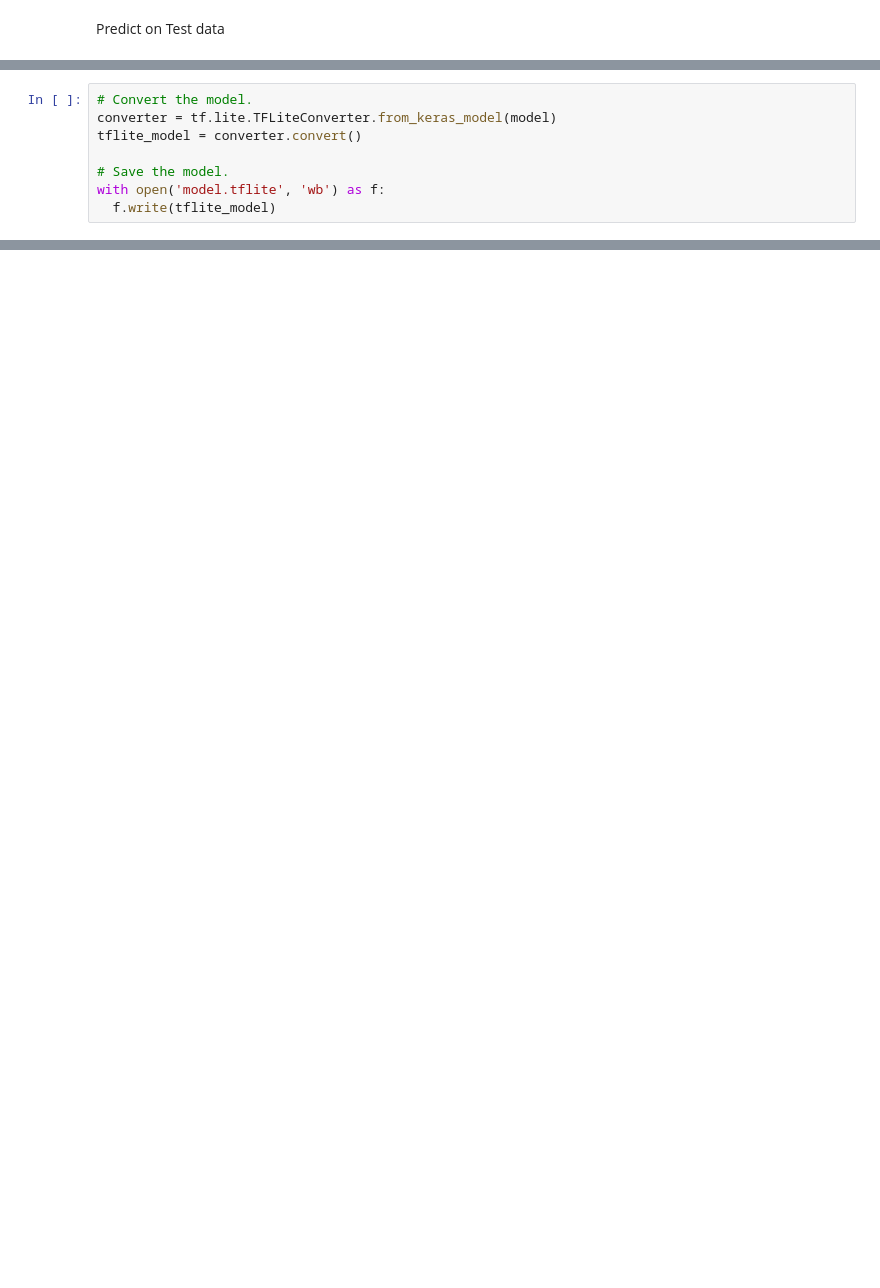
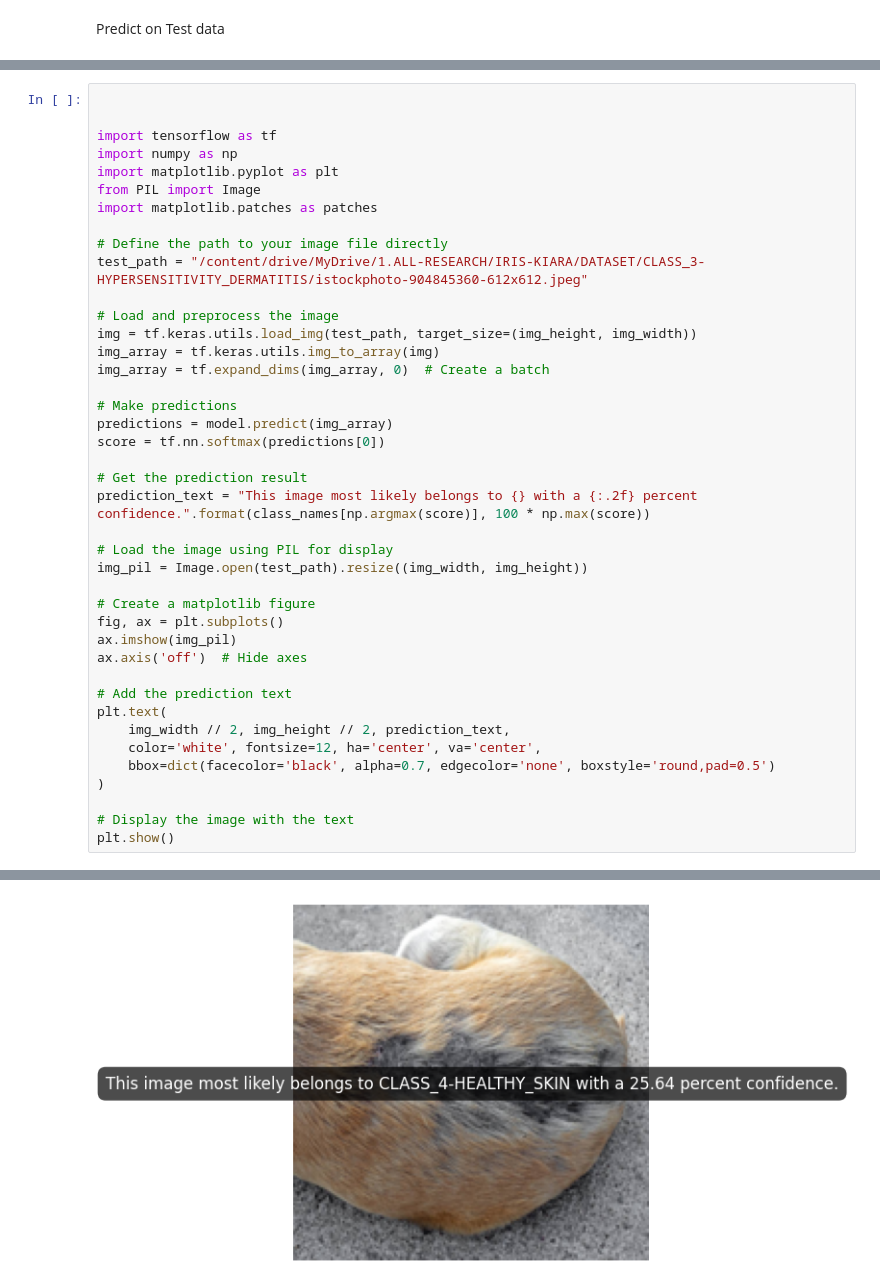
Before and after one commit to radhakrishnan-omotec/iris24-kiara, a Jupyter notebook: Skin_Diseases_KiaraPatel_Part2.ipynb, the cells around one changed output, grey strips where cells are left out. Saved outputs shown, nothing was run; the diff lists cells and outputs as text; blank space fills up the shorter version.

```diff
--- a/Skin_Diseases_KiaraPatel_Part2.ipynb
+++ b/Skin_Diseases_KiaraPatel_Part2.ipynb
@@ -616,8 +608,42 @@ In this example, take the trained Keras Sequential model and use tf.lite.TFLiteC
-# %%
-# Convert the model.
-converter = tf.lite.TFLiteConverter.from_keras_model(model)
-tflite_model = converter.convert()
-
-# Save the model.
-with open('model.tflite', 'wb') as f:
-  f.write(tflite_model)
+# %%
+
+
+import tensorflow as tf
+import numpy as np
+import matplotlib.pyplot as plt
+from PIL import Image
+import matplotlib.patches as patches
+
+# Define the path to your image file directly
+test_path = "/content/drive/MyDrive/1.ALL-RESEARCH/IRIS-KIARA/DATASET/CLASS_3-HYPERSENSITIVITY_DERMATITIS/istockphoto-904845360-612x612.jpeg"
+
+# Load and preprocess the image
+img = tf.keras.utils.load_img(test_path, target_size=(img_height, img_width))
+img_array = tf.keras.utils.img_to_array(img)
+img_array = tf.expand_dims(img_array, 0)  # Create a batch
+
+# Make predictions
+predictions = model.predict(img_array)
+score = tf.nn.softmax(predictions[0])
+
+# Get the prediction result
+prediction_text = "This image most likely belongs to {} with a {:.2f} percent confidence.".format(class_names[np.argmax(score)], 100 * np.max(score))
+
+# Load the image using PIL for display
+img_pil = Image.open(test_path).resize((img_width, img_height))
+
+# Create a matplotlib figure
+fig, ax = plt.subplots()
+ax.imshow(img_pil)
+ax.axis('off')  # Hide axes
+
+# Add the prediction text
+plt.text(
+    img_width // 2, img_height // 2, prediction_text,
+    color='white', fontsize=12, ha='center', va='center',
+    bbox=dict(facecolor='black', alpha=0.7, edgecolor='none', boxstyle='round,pad=0.5')
+)
+
+# Display the image with the text
+plt.show()
+# %% [output]
@@ -623,0 +651 @@ with open('model.tflite', 'wb') as f:
+[figure, added]
```
Also changed, not shown: parts of 28 cells of this notebook.
